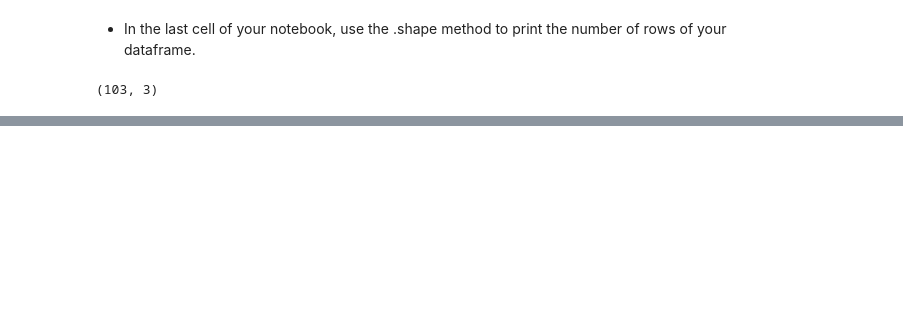
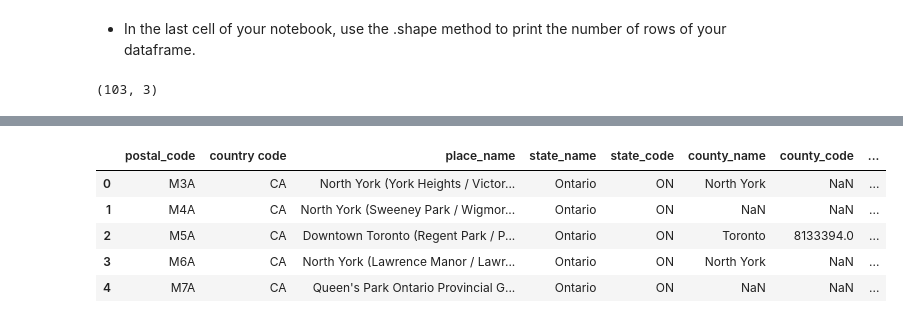
Before and after one commit to danilodn/Coursera_Capstone, a Jupyter notebook: Capstone.ipynb, the cells around one changed output, grey strips where cells are left out. Saved outputs shown, nothing was run; the diff lists cells and outputs as text; code cells hidden in the pictures; blank space fills up the shorter version.

```diff
--- a/Capstone.ipynb
+++ b/Capstone.ipynb
@@ -199,3 +199,7 @@ PostalCode      0
 Borough         0
 Neighborhood    0
 dtype: int64
+# %%
+# Resetting the index
+df.reset_index(inplace=True, drop=True)
+df.head()
@@ -207,0 +241,24 @@ df.shape
+# %%
+# import pgeocode
+import pgeocode
+
+# Define "country = Canada" for request
+nomi = pgeocode.Nominatim('ca')
+
+# Create the list of Postal Codes
+a = df[['PostalCode']]
+
+# loop request for each postal code
+for i in enumerate(a):
+  g = nomi.query_postal_code(a.astype(str).values)
+# %%
+# Create DataFrame with results
+df1 = pd.DataFrame(g)
+df1.head()
+# %% [output]
+|  | postal_code | country code | place_name | state_name | state_code | county_name | county_code | ... |
+| 0 | M3A | CA | North York (York Heights / Victor... | Ontario | ON | North York | NaN | ... |
+| 1 | M4A | CA | North York (Sweeney Park / Wigmor... | Ontario | ON | NaN | NaN | ... |
+| 2 | M5A | CA | Downtown Toronto (Regent Park / P... | Ontario | ON | Toronto | 8133394.0 | ... |
+| 3 | M6A | CA | North York (Lawrence Manor / Lawr... | Ontario | ON | North York | NaN | ... |
+| 4 | M7A | CA | Queen's Park Ontario Provincial G... | Ontario | ON | NaN | NaN | ... |
```
Also changed, not shown: parts of 9 cells of this notebook.
